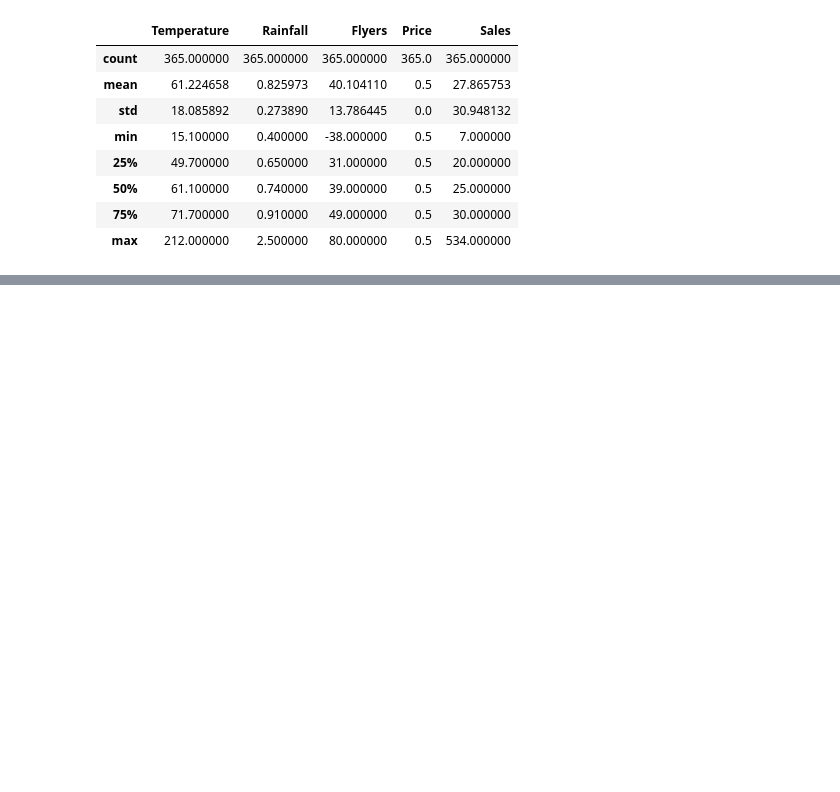
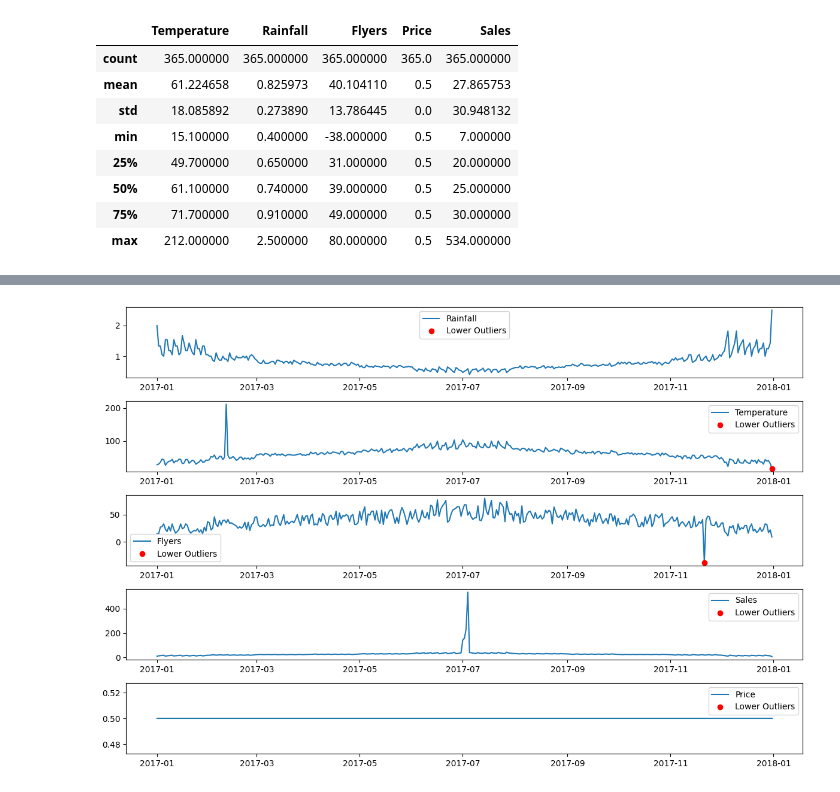
Before and after one commit to NISHAKUNWAR053/Anomaly-detection, a Jupyter notebook: continuation_probability.ipynb, the cells around one changed output, grey strips where cells are left out. Drawn from its saved outputs; the diff is of its cells as text; code cells hidden in the pictures; blank space fills up the shorter version.

```diff
--- a/continuation_probability.ipynb
+++ b/continuation_probability.ipynb
@@ -50,0 +49,6 @@ df_date = pd.to_datetime(df.Date)
+# %%
+df.Date = pd.to_datetime(df.Date)
+df = df.set_index("Date")
+# %%
+df["month"] = df.index.month_name()
+df.head()
@@ -50,0 +65,48 @@ df_date = pd.to_datetime(df.Date)
+# %%
+# Define a function to identify lower outliers using the IQR Range Rule
+def identify_lower_outliers(column):
+    Q1 = column.quantile(0.25)
+    Q3 = column.quantile(0.75)
+    IQR = Q3 - Q1
+    lower_bound = Q1 - 1.5 * IQR
+    return column[column < lower_bound]
+
+# Create 5 subplots
+fig, (ax1, ax2,ax3, ax4, ax5) = plt.subplots(5, 1, figsize=(12, 8))
+
+# Identify lower outliers for the 'Rainfall' column and plot
+lower_outliers_day = identify_lower_outliers(df['Rainfall'])
+ax1.plot(df['Rainfall'], label='Rainfall')
+ax1.plot(lower_outliers_day, 'ro', label='Lower Outliers')
+ax1.legend()
+
+
+# Identify lower outliers for the 'Temperature' column and plot
+lower_outliers_temp = identify_lower_outliers(df['Temperature'])
+ax2.plot(df['Temperature'], label='Temperature')
+ax2.plot(lower_outliers_temp, 'ro', label='Lower Outliers')
+ax2.legend()
+
+# Identify lower outliers for the 'Flyers' column and plot
+lower_outliers_temp = identify_lower_outliers(df['Flyers'])
+ax3.plot(df['Flyers'], label='Flyers')
+ax3.plot(lower_outliers_temp, 'ro', label='Lower Outliers')
+ax3.legend()
+
+# Identify lower outliers for the 'Flyers' column and plot
+lower_outliers_temp = identify_lower_outliers(df['Sales'])
+ax4.plot(df['Sales'], label='Sales')
+ax4.plot(lower_outliers_temp, 'ro', label='Lower Outliers')
+ax4.legend()
+
+# Identify lower outliers for the 'Flyers' column and plot
+lower_outliers_temp = identify_lower_outliers(df['Price'])
+ax5.plot(df['Price'], label='Price')
+ax5.plot(lower_outliers_temp, 'ro', label='Lower Outliers')
+ax5.legend()
+
+# Adjust layout and show the plot
+plt.tight_layout()
+plt.show()
+# %% [output]
+[figure, added]
```
Also changed, not shown: parts of 21 cells of this notebook.
